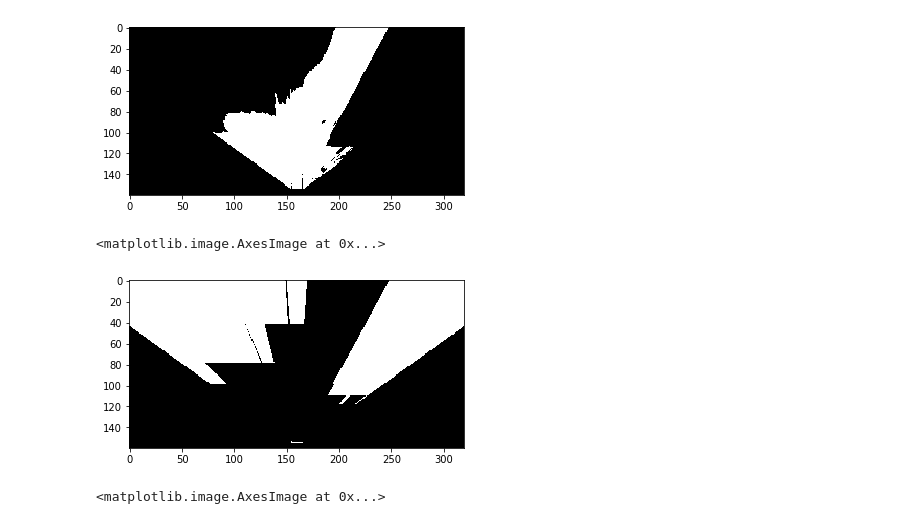
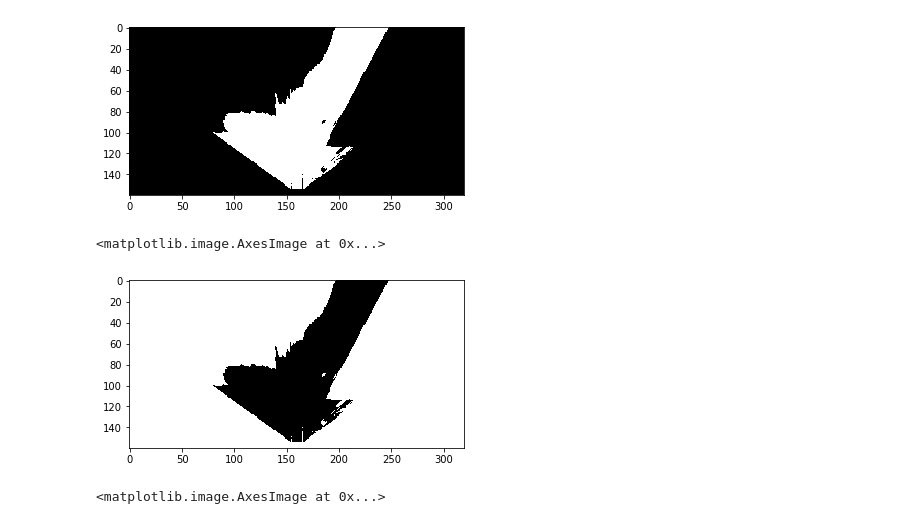
Before and after one commit to aminghafari/Robotics_Udacity, a Jupyter notebook: Project1/RoboND-Rover-Project/code/Rover_Project_Test_Notebook.ipynb, the cells around one changed output. Saved outputs shown, nothing was run; the diff lists cells and outputs as text; code cells hidden in the pictures.

```diff
--- a/Project1/RoboND-Rover-Project/code/Rover_Project_Test_Notebook.ipynb
+++ b/Project1/RoboND-Rover-Project/code/Rover_Project_Test_Notebook.ipynb
@@ -139,27 +139,27 @@ plt.imshow(threshed, cmap='gray')
 [figure]
 # %%
 # Obstacle
-def color_thresh_obstacle(img, rgb_thresh=(100, 100, 100)):
+def color_thresh_obstacle(img, rgb_thresh=(160, 160, 160)):
     # Create an array of zeros same xy size as img, but single channel
     color_select = np.zeros_like(img[:,:,0])
     # Require that each pixel be below all three threshold values in RGB
     # above_thresh will now contain a boolean array with "True"
     # where threshold was met
-    below_thresh = (img[:,:,0] < rgb_thresh[0]) \
-                & (img[:,:,1] < rgb_thresh[1]) \
-                & (img[:,:,2] < rgb_thresh[2])
+    below_thresh = (img[:,:,0] <= rgb_thresh[0]) \
+                | (img[:,:,1] <= rgb_thresh[1]) \
+                | (img[:,:,2] <= rgb_thresh[2])
     # Index the array of zeros with the boolean array and set to 1
     color_select[below_thresh] = 1
     # Return the binary image
     return color_select
 
-threshed_obstacle = color_thresh_obstacle(grid_img)
-warped_obstacle = perspect_transform(threshed_obstacle, source, destination)
-plt.imshow(warped_obstacle, cmap='gray')
+threshed_obstacle = color_thresh_obstacle(warped)
+#warped_obstacle = perspect_transform(threshed_obstacle, source, destination)
+plt.imshow(threshed_obstacle, cmap='gray')
 #scipy.misc.imsave('../output/warped_threshed.jpg', threshed*255)
 # %% [output]
 <matplotlib.image.AxesImage at 0x...>
-[figure, old version]
+[figure, new version]
 # %%
 # Rock Image
 def color_thresh_rock(img, rgb_thresh=(100, 100, 50)):
```
Also changed, not shown: parts of 5 cells of this notebook, 1 other file.
